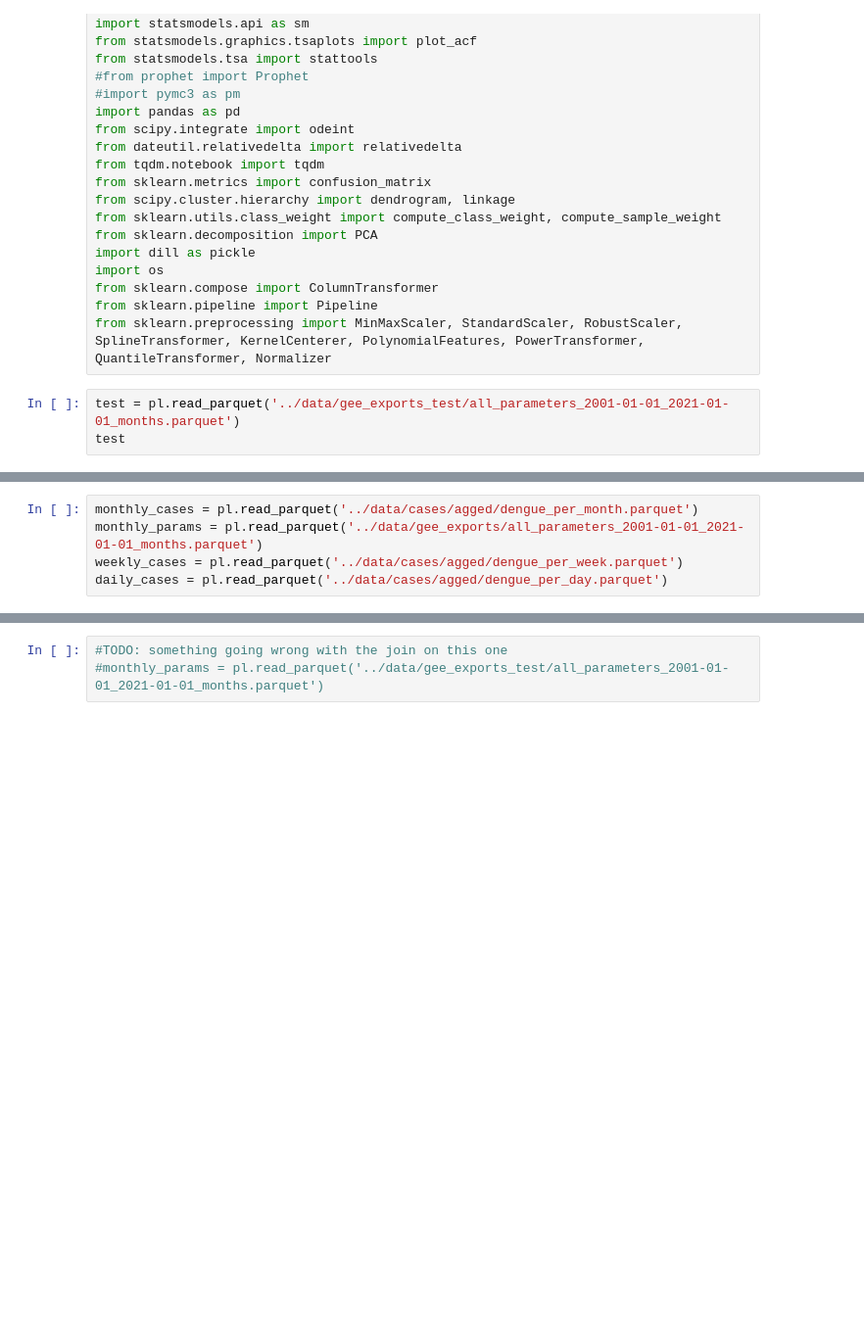
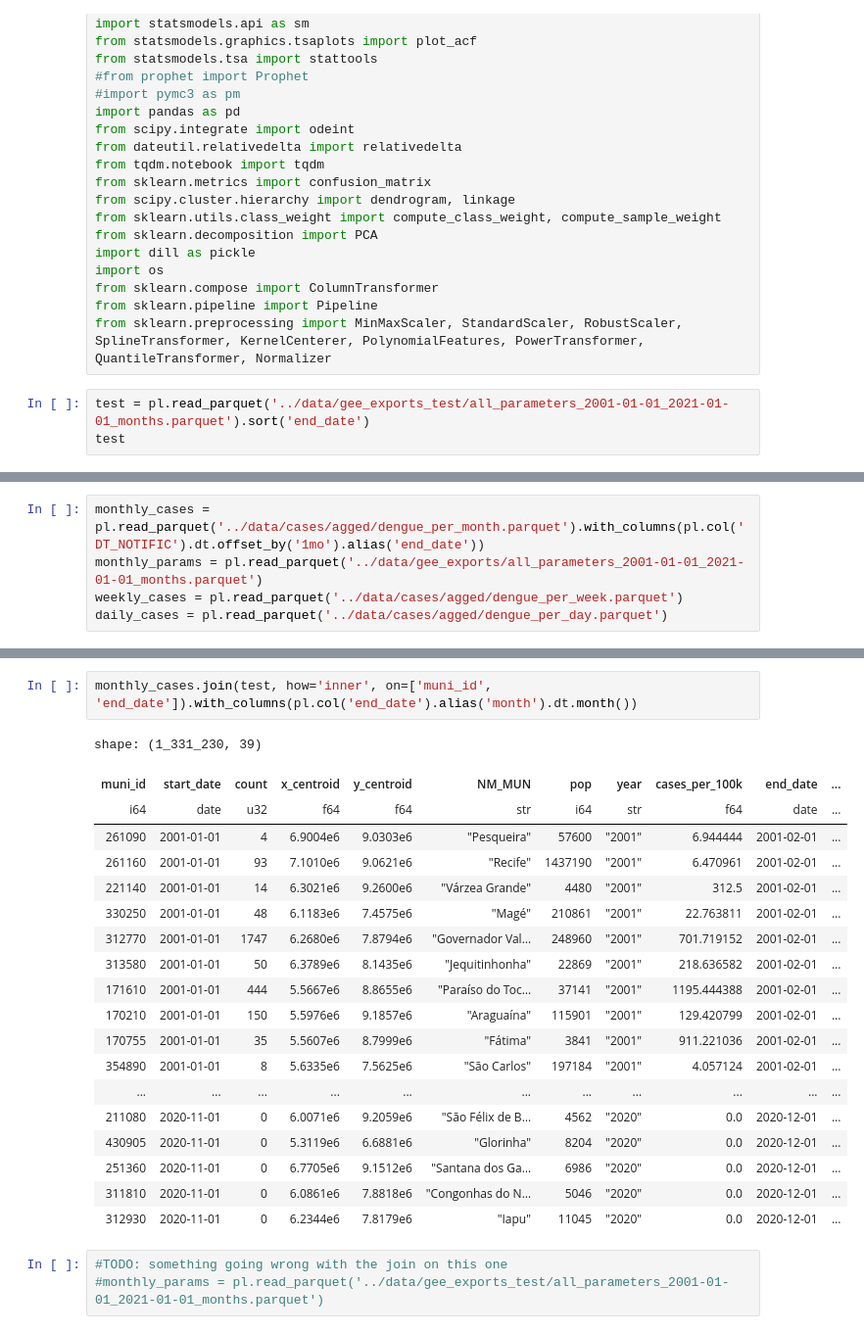
Before and after one commit to atalbanese/dengue_models, a Jupyter notebook: eda/eda.ipynb, the cells around one changed output, grey strips where cells are left out. Shown: that part at 98% size. Cells and saved outputs as stored; diff of their text form; blank space fills up the shorter version.

```diff
--- a/eda/eda.ipynb
+++ b/eda/eda.ipynb
@@ -31,5 +31,5 @@ from sklearn.compose import ColumnTransformer
 from sklearn.pipeline import Pipeline
 from sklearn.preprocessing import MinMaxScaler, StandardScaler, RobustScaler, SplineTransformer, KernelCenterer, PolynomialFeatures, PowerTransformer, QuantileTransformer, Normalizer
 # %%
-test = pl.read_parquet('../data/gee_exports_test/all_parameters_2001-01-01_2021-01-01_months.parquet')
+test = pl.read_parquet('../data/gee_exports_test/all_parameters_2001-01-01_2021-01-01_months.parquet').sort('end_date')
 test
@@ -36,5 +56,5 @@ test
 # %%
-monthly_cases = pl.read_parquet('../data/cases/agged/dengue_per_month.parquet')
+monthly_cases = pl.read_parquet('../data/cases/agged/dengue_per_month.parquet').with_columns(pl.col('DT_NOTIFIC').dt.offset_by('1mo').alias('end_date'))
 monthly_params = pl.read_parquet('../data/gee_exports/all_parameters_2001-01-01_2021-01-01_months.parquet')
 weekly_cases = pl.read_parquet('../data/cases/agged/dengue_per_week.parquet')
 daily_cases = pl.read_parquet('../data/cases/agged/dengue_per_day.parquet')
@@ -43,3 +67,25 @@ monthly_cases.columns
+# %%
+monthly_cases.join(test, how='inner', on=['muni_id', 'end_date']).with_columns(pl.col('end_date').alias('month').dt.month())
+# %% [output]
+shape: (1_331_230, 39)
+| muni_id | start_date | count | x_centroid | y_centroid | NM_MUN | pop | year | cases_per_100k | end_date | ... |
+| i64 | date | u32 | f64 | f64 | str | i64 | str | f64 | date | ... |
+| 261090 | 2001-01-01 | 4 | 6.9004e6 | 9.0303e6 | "Pesqueira" | 57600 | "2001" | 6.944444 | 2001-02-01 | ... |
+| 261160 | 2001-01-01 | 93 | 7.1010e6 | 9.0621e6 | "Recife" | 1437190 | "2001" | 6.470961 | 2001-02-01 | ... |
+| 221140 | 2001-01-01 | 14 | 6.3021e6 | 9.2600e6 | "Várzea Grande" | 4480 | "2001" | 312.5 | 2001-02-01 | ... |
+| 330250 | 2001-01-01 | 48 | 6.1183e6 | 7.4575e6 | "Magé" | 210861 | "2001" | 22.763811 | 2001-02-01 | ... |
+| 312770 | 2001-01-01 | 1747 | 6.2680e6 | 7.8794e6 | "Governador Val… | 248960 | "2001" | 701.719152 | 2001-02-01 | ... |
+| 313580 | 2001-01-01 | 50 | 6.3789e6 | 8.1435e6 | "Jequitinhonha" | 22869 | "2001" | 218.636582 | 2001-02-01 | ... |
+| 171610 | 2001-01-01 | 444 | 5.5667e6 | 8.8655e6 | "Paraíso do Toc… | 37141 | "2001" | 1195.444388 | 2001-02-01 | ... |
+| 170210 | 2001-01-01 | 150 | 5.5976e6 | 9.1857e6 | "Araguaína" | 115901 | "2001" | 129.420799 | 2001-02-01 | ... |
+| 170755 | 2001-01-01 | 35 | 5.5607e6 | 8.7999e6 | "Fátima" | 3841 | "2001" | 911.221036 | 2001-02-01 | ... |
+| 354890 | 2001-01-01 | 8 | 5.6335e6 | 7.5625e6 | "São Carlos" | 197184 | "2001" | 4.057124 | 2001-02-01 | ... |
+| ... | ... | ... | ... | ... | ... | ... | ... | ... | ... | ... |
+| 211080 | 2020-11-01 | 0 | 6.0071e6 | 9.2059e6 | "São Félix de B… | 4562 | "2020" | 0.0 | 2020-12-01 | ... |
+| 430905 | 2020-11-01 | 0 | 5.3119e6 | 6.6881e6 | "Glorinha" | 8204 | "2020" | 0.0 | 2020-12-01 | ... |
+| 251360 | 2020-11-01 | 0 | 6.7705e6 | 9.1512e6 | "Santana dos Ga… | 6986 | "2020" | 0.0 | 2020-12-01 | ... |
+| 311810 | 2020-11-01 | 0 | 6.0861e6 | 7.8818e6 | "Congonhas do N… | 5046 | "2020" | 0.0 | 2020-12-01 | ... |
+| 312930 | 2020-11-01 | 0 | 6.2344e6 | 7.8179e6 | "Iapu" | 11045 | "2020" | 0.0 | 2020-12-01 | ... |
 # %%
 #TODO: something going wrong with the join on this one
 #monthly_params = pl.read_parquet('../data/gee_exports_test/all_parameters_2001-01-01_2021-01-01_months.parquet')
```
Also changed, not shown: parts of 4 cells of this notebook, 2 other files.
